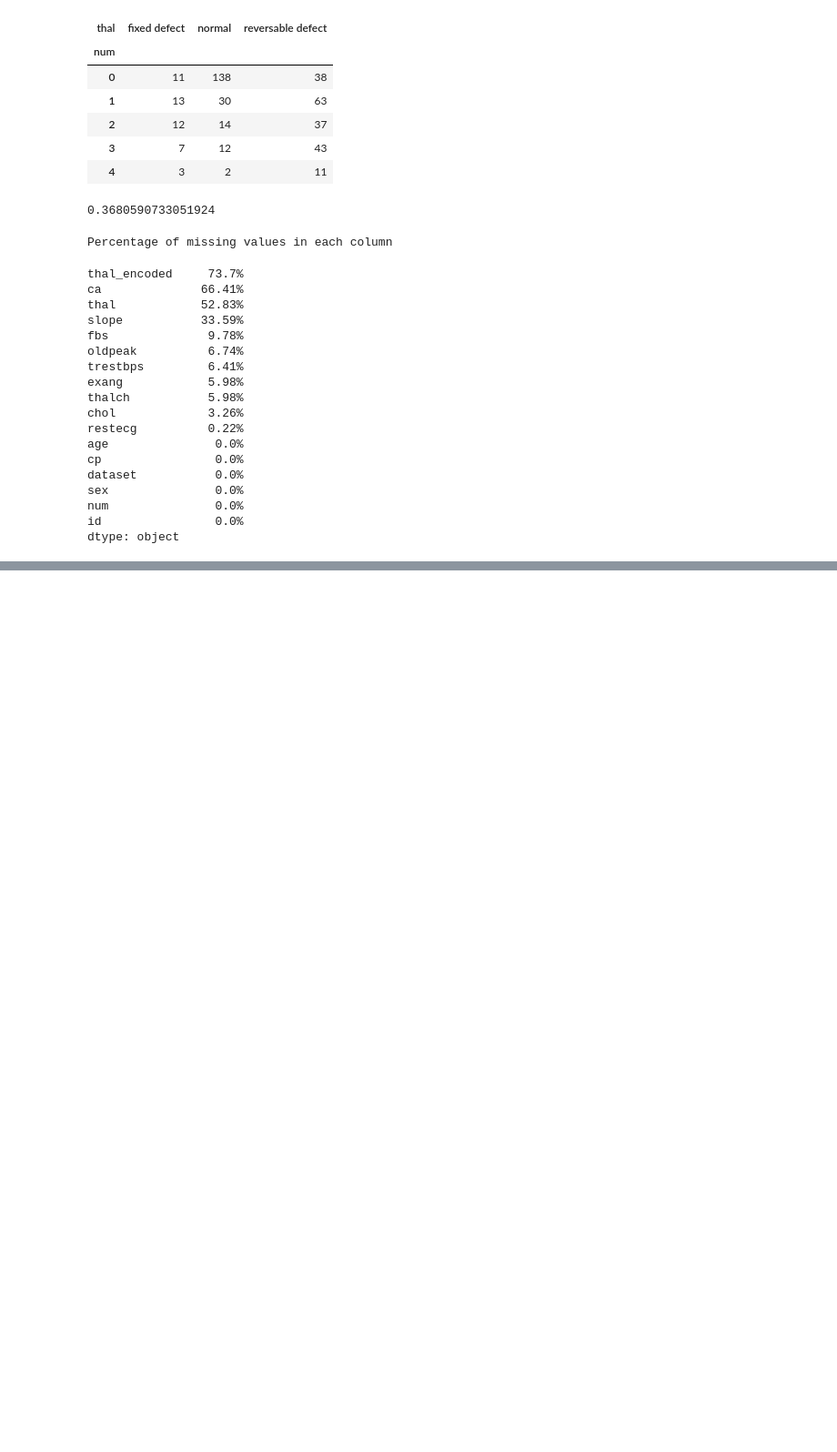
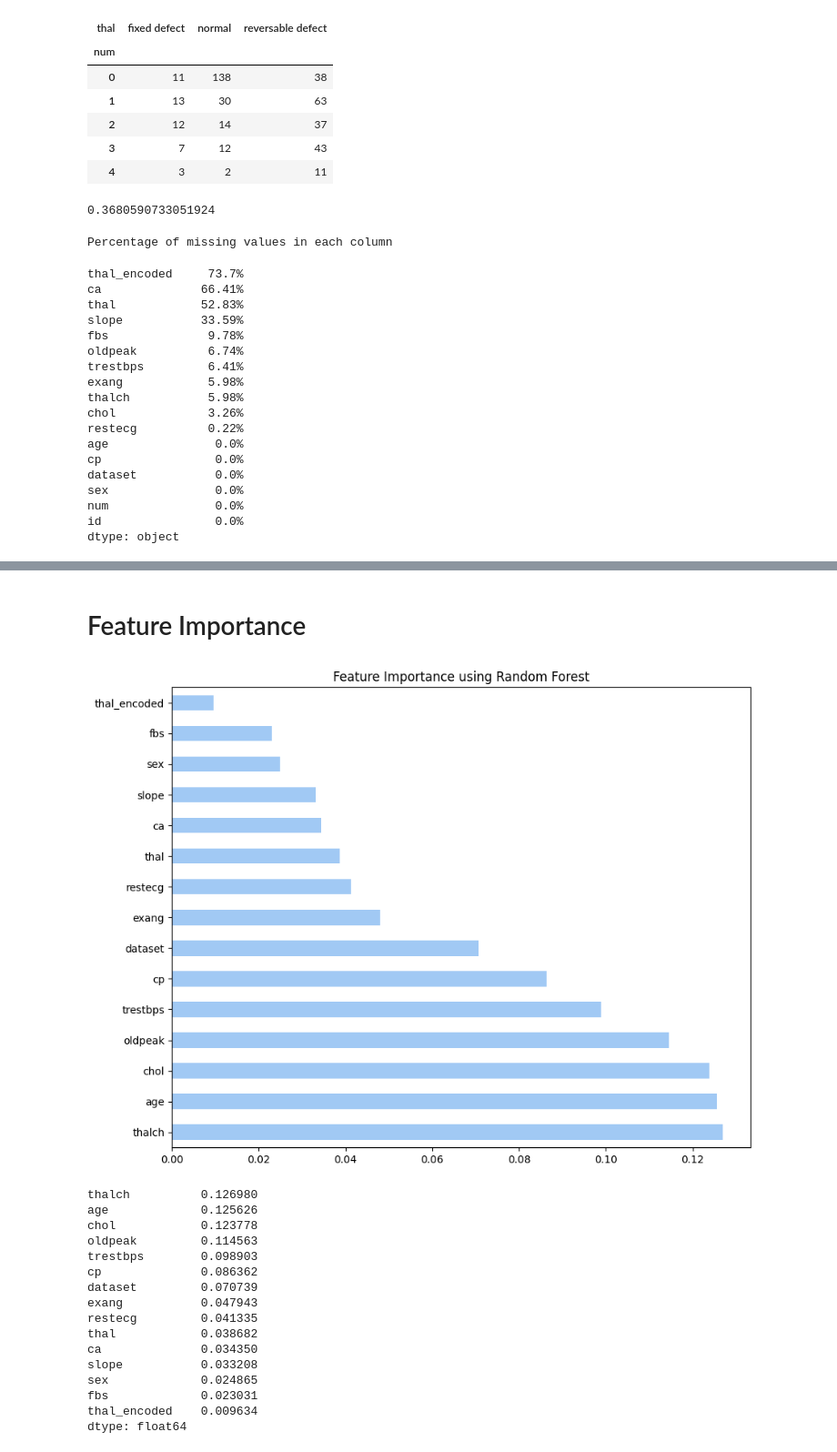
Before and after one commit to uia9020/Heart-Attack-Risk-Analysis, a Jupyter notebook: EDA_Final.ipynb, the cells around one changed output, grey strips where cells are left out. Shown at 91% size. Saved outputs shown, nothing was run; the diff lists cells and outputs as text; code cells hidden in the pictures; blank space fills up the shorter version.

Commit message:
Model Training

```diff
--- a/EDA_Final.ipynb
+++ b/EDA_Final.ipynb
@@ -776,0 +779,13 @@ dtype: object
+# %%
+# Impute missing values for numerical columns
+numerical_columns = df.select_dtypes(include=['int64', 'float64']).columns
+numerical_imputer = SimpleImputer(strategy='median')
+df.loc[:, numerical_columns] = numerical_imputer.fit_transform(df[numerical_columns])
+
+# Impute missing values for categorical columns
+categorical_columns = df.select_dtypes(include=['object']).columns
+categorical_imputer = SimpleImputer(strategy='most_frequent')
+df.loc[:, categorical_columns] = categorical_imputer.fit_transform(df[categorical_columns])
+
+# Review the dataset to ensure missing values are handled
+print(df.isnull().sum())
@@ -776,0 +811,45 @@ dtype: object
+# %%
+# Encode categorical variables
+label_encoder = LabelEncoder()
+for col in categorical_columns:
+    df.loc[:,col] = label_encoder.fit_transform(df[col])
+# %% [markdown]
+# Feature Importance
+# %%
+# # Separate features and target
+X = df.drop(['id', 'num'], axis=1)  # 'id' is not a feature, 'num' is the target
+y = df['num']
+
+# Apply Random Forest
+model = RandomForestClassifier()
+model.fit(X, y)
+
+# Get feature importances
+feature_importances = pd.Series(model.feature_importances_, index=X.columns)
+
+# Visualize the feature importances
+feature_importances_sorted = feature_importances.nlargest(X.shape[1])
+feature_importances_sorted.plot(kind='barh', figsize=(10,8))
+plt.title('Feature Importance using Random Forest')
+plt.show()
+
+# Return the sorted feature importances for further analysis if needed
+feature_importances_sorted
+# %% [output]
+[figure, added]
+thalch          0.126980
+age             0.125626
+chol            0.123778
+oldpeak         0.114563
+trestbps        0.098903
+cp              0.086362
+dataset         0.070739
+exang           0.047943
+restecg         0.041335
+thal            0.038682
+ca              0.034350
+slope           0.033208
+sex             0.024865
+fbs             0.023031
+thal_encoded    0.009634
+dtype: float64
```
Also changed, not shown: parts of 15 cells of this notebook, 1 other file.
